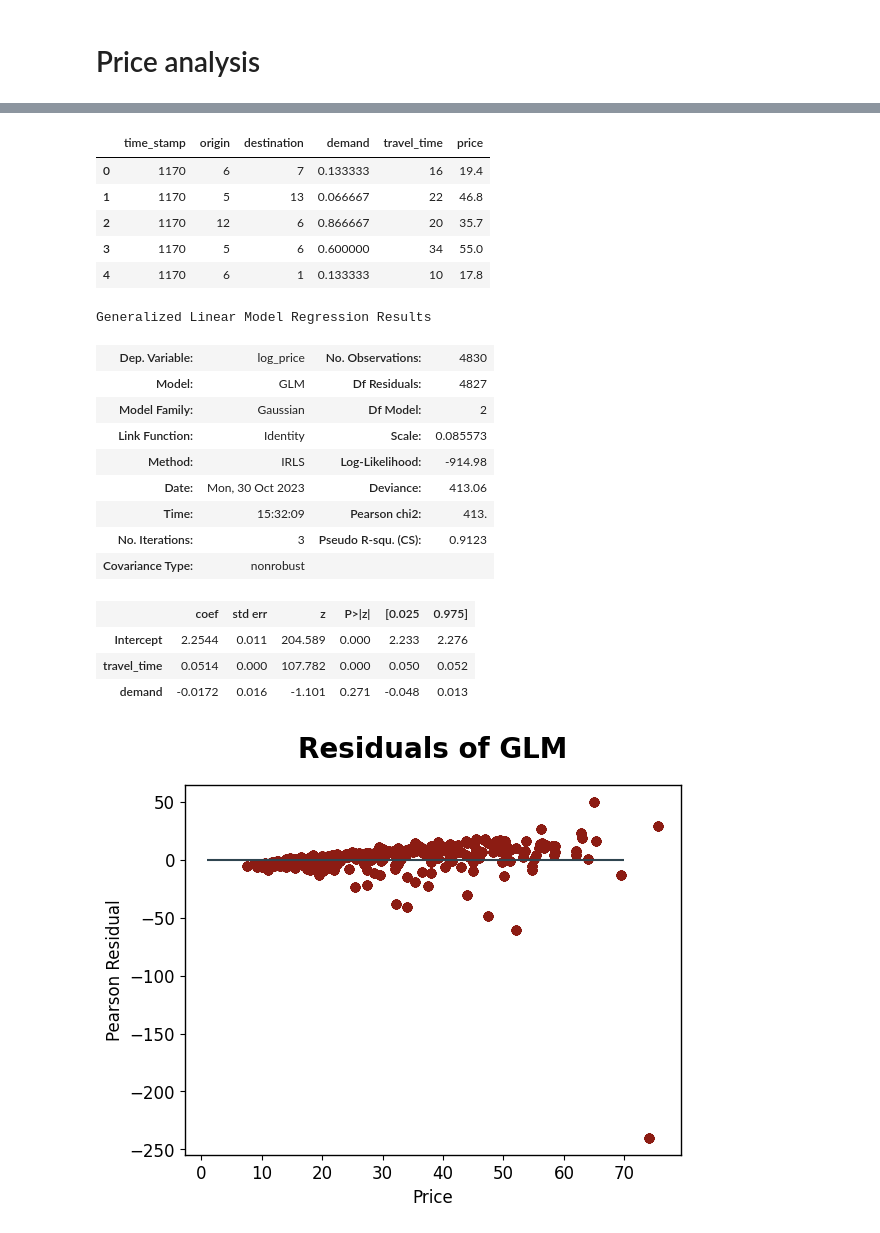
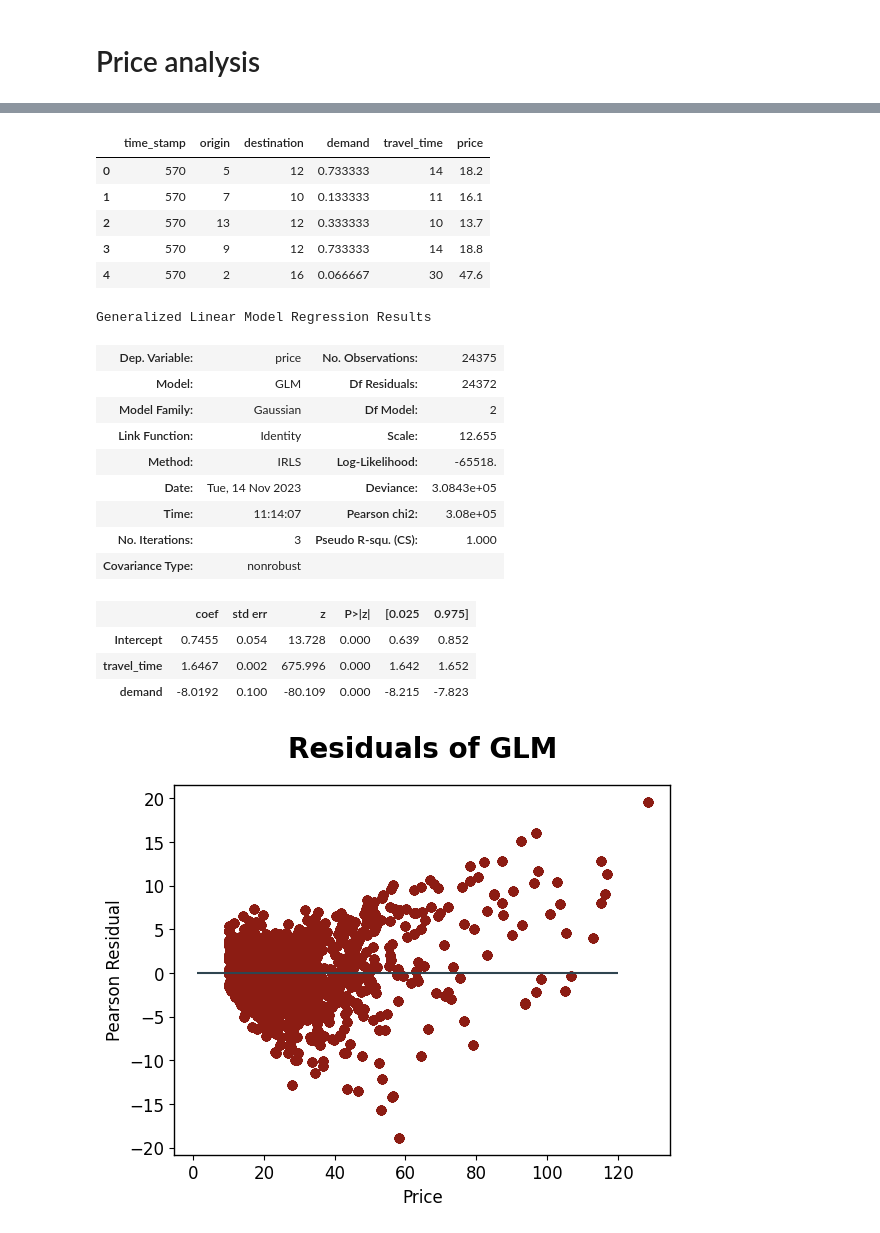
Before and after one commit to Jungar111/multi_agent_reinforcement_learning, a Jupyter notebook: notebooks/data_analysis_brooklyn.ipynb, the cells around one changed output, grey strips where cells are left out. Saved outputs shown, nothing was run; the diff lists cells and outputs as text; code cells hidden in the pictures.

```diff
--- a/notebooks/data_analysis_brooklyn.ipynb
+++ b/notebooks/data_analysis_brooklyn.ipynb
@@ -12,7 +12,7 @@ from scipy.stats import lognorm
 import statsmodels.formula.api as smf
 import statsmodels.api as sm
 # %%
-with open("data/scenario_nyc_brooklyn.json") as f:
+with open("data/scenario_shenzhen_downtown_west.json") as f:
     data = json.loads(f.read())
 # %%
 df = pd.DataFrame(data["demand"])
@@ -117,11 +117,11 @@ plt.show()
 df.head()
 # %% [output]
 |  | time_stamp | origin | destination | demand | travel_time | price |
-| 0 | 1170 | 6 | 7 | 0.133333 | 16 | 19.4 |
-| 1 | 1170 | 5 | 13 | 0.066667 | 22 | 46.8 |
-| 2 | 1170 | 12 | 6 | 0.866667 | 20 | 35.7 |
-| 3 | 1170 | 5 | 6 | 0.600000 | 34 | 55.0 |
-| 4 | 1170 | 6 | 1 | 0.133333 | 10 | 17.8 |
+| 0 | 570 | 5 | 12 | 0.733333 | 14 | 18.2 |
+| 1 | 570 | 7 | 10 | 0.133333 | 11 | 16.1 |
+| 2 | 570 | 13 | 12 | 0.333333 | 10 | 13.7 |
+| 3 | 570 | 9 | 12 | 0.733333 | 14 | 18.8 |
+| 4 | 570 | 2 | 16 | 0.066667 | 30 | 47.6 |
 # %%
 pred_df = df.copy()
 # %%
@@ -129,32 +129,32 @@ pred_df["poly_travel_time"] = pred_df["travel_time"]**2
 pred_df["poly_demand"] = pred_df["demand"]**2
 pred_df["log_price"] = np.log(pred_df["price"])
 # %%
-glm_model = smf.glm(formula="log_price ~ travel_time + demand", data=pred_df, family=sm.families.Gaussian())
+glm_model = smf.glm(formula="price ~ travel_time + demand", data=pred_df, family=sm.families.Gaussian())
 # %%
 fitted_glm = glm_model.fit()
 # %%
 fitted_glm.summary()
 # %% [output]
 Generalized Linear Model Regression Results
-| Dep. Variable: | log_price | No. Observations: | 4830 |
-| Model: | GLM | Df Residuals: | 4827 |
+| Dep. Variable: | price | No. Observations: | 24375 |
+| Model: | GLM | Df Residuals: | 24372 |
 | Model Family: | Gaussian | Df Model: | 2 |
-| Link Function: | Identity | Scale: | 0.085573 |
-| Method: | IRLS | Log-Likelihood: | -914.98 |
-| Date: | Mon, 30 Oct 2023 | Deviance: | 413.06 |
-| Time: | 15:32:09 | Pearson chi2: | 413. |
-| No. Iterations: | 3 | Pseudo R-squ. (CS): | 0.9123 |
+| Link Function: | Identity | Scale: | 12.655 |
+| Method: | IRLS | Log-Likelihood: | -65518. |
+| Date: | Tue, 14 Nov 2023 | Deviance: | 3.0843e+05 |
+| Time: | 11:14:07 | Pearson chi2: | 3.08e+05 |
+| No. Iterations: | 3 | Pseudo R-squ. (CS): | 1.000 |
 | Covariance Type: | nonrobust |  |  |
 |  | coef | std err | z | P>|z| | [0.025 | 0.975] |
-| Intercept | 2.2544 | 0.011 | 204.589 | 0.000 | 2.233 | 2.276 |
-| travel_time | 0.0514 | 0.000 | 107.782 | 0.000 | 0.050 | 0.052 |
-| demand | -0.0172 | 0.016 | -1.101 | 0.271 | -0.048 | 0.013 |
+| Intercept | 0.7455 | 0.054 | 13.728 | 0.000 | 0.639 | 0.852 |
+| travel_time | 1.6467 | 0.002 | 675.996 | 0.000 | 1.642 | 1.652 |
+| demand | -8.0192 | 0.100 | -80.109 | 0.000 | -8.215 | -7.823 |
 # %%
-plt.scatter(np.exp(pred_df["log_price"]), np.exp(pred_df["log_price"]) - np.exp(fitted_glm.predict()))
-plt.hlines(y=0, xmin=1, xmax=70, color="#2F4550")
+plt.scatter(pred_df["price"], pred_df["price"] - fitted_glm.predict())
+plt.hlines(y=0, xmin=1, xmax=120, color="#2F4550")
 plt.xlabel("Price")
 plt.ylabel("Pearson Residual")
 plt.title("Residuals of GLM")
 plt.show()
 # %% [output]
-[figure, old version]
+[figure, new version]
```
Also changed, not shown: parts of 13 cells of this notebook.
